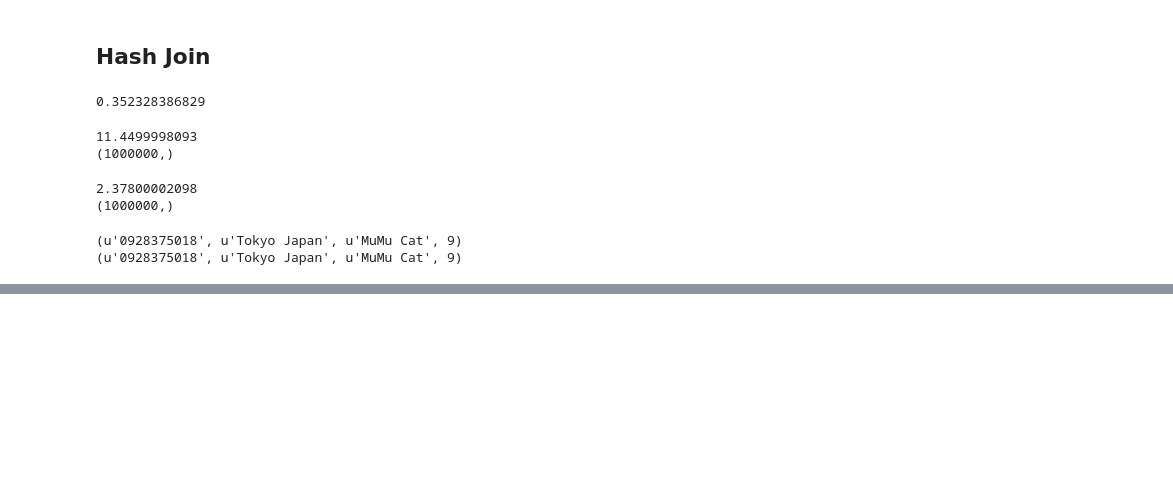
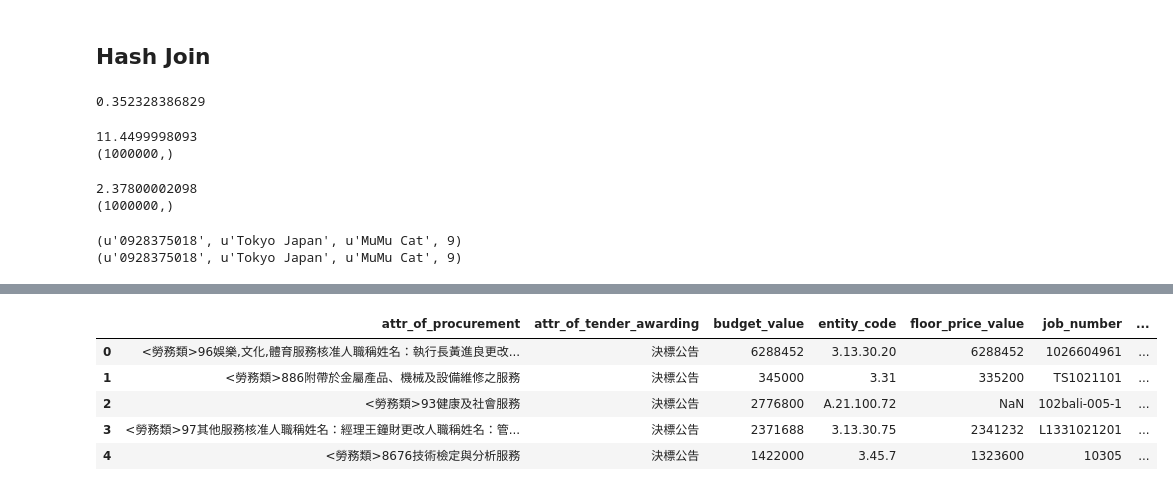
Before and after one commit to ywchiu/201506ETL, a Jupyter notebook: Python Tutorial 4.ipynb, the cells around one changed output, grey strips where cells are left out. Drawn from its saved outputs; the diff is of its cells as text; code cells hidden in the pictures; blank space fills up the shorter version.

```diff
--- a/Python Tutorial 4.ipynb
+++ b/Python Tutorial 4.ipynb
@@ -564,0 +574,5 @@ con.close()
+# %%
+db = sqlite3.connect('tender.db')
+cur = db.cursor()
+path = 'gov/'
+dirs = os.listdir(path)
@@ -564,0 +598,9 @@ con.close()
+# %%
+df.head()
+# %% [output]
+|  | attr_of_procurement | attr_of_tender_awarding | budget_value | entity_code | floor_price_value | job_number | ... |
+| 0 | <勞務類>96娛樂,文化,體育服務核准人職稱姓名：執行長黃進良更改... | 決標公告 | 6288452 | 3.13.30.20 | 6288452 | 1026604961 | ... |
+| 1 | <勞務類>886附帶於金屬產品、機械及設備維修之服務 | 決標公告 | 345000 | 3.31 | 335200 | TS1021101 | ... |
+| 2 | <勞務類>93健康及社會服務 | 決標公告 | 2776800 | A.21.100.72 | NaN | 102bali-005-1 | ... |
+| 3 | <勞務類>97其他服務核准人職稱姓名：經理王鐘財更改人職稱姓名：管... | 決標公告 | 2371688 | 3.13.30.75 | 2341232 | L1331021201 | ... |
+| 4 | <勞務類>8676技術檢定與分析服務 | 決標公告 | 1422000 | 3.45.7 | 1323600 | 10305 | ... |
```
Also changed, not shown: parts of 8 cells of this notebook.
